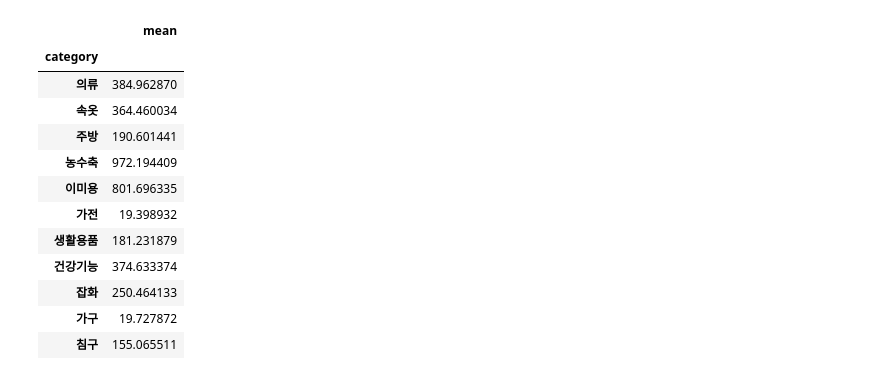
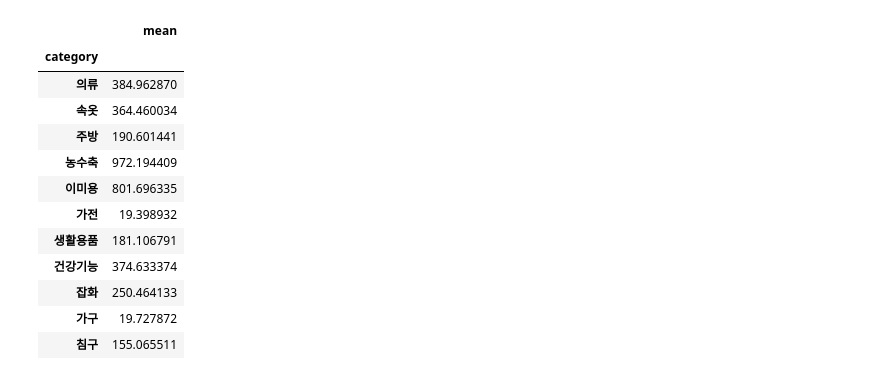
Before and after one commit to dlwlgus53/Tcommerce, a Jupyter notebook: 2.6 diff_buycount.ipynb, the cells around one changed output. Saved outputs shown, nothing was run; the diff lists cells and outputs as text; code cells hidden in the pictures.

```diff
--- a/2.6 diff_buycount.ipynb
+++ b/2.6 diff_buycount.ipynb
@@ -46,17 +49,18 @@ means = [
 category_mean = pd.DataFrame({'category' : categories, 'mean' : means})
 # %%
 category_mean = category_mean.set_index('category')
+category_mean.to_csv('category_mean.csv')
 category_mean
 # %% [output]
 |  | mean |
 | category |  |
 | 의류 | 384.962870 |
 | 속옷 | 364.460034 |
 | 주방 | 190.601441 |
 | 농수축 | 972.194409 |
 | 이미용 | 801.696335 |
 | 가전 | 19.398932 |
-| 생활용품 | 181.231879 |
+| 생활용품 | 181.106791 |
 | 건강기능 | 374.633374 |
 | 잡화 | 250.464133 |
 | 가구 | 19.727872 |
```
Also changed, not shown: parts of 11 cells of this notebook, 19 other files.
